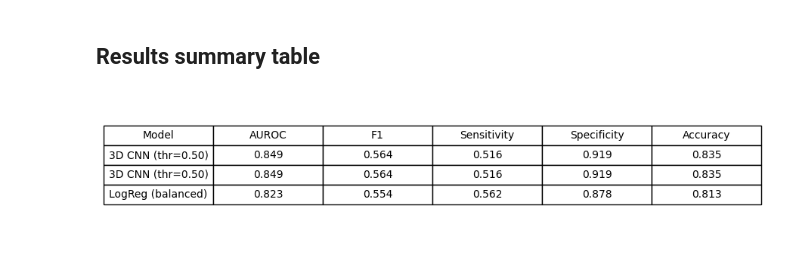
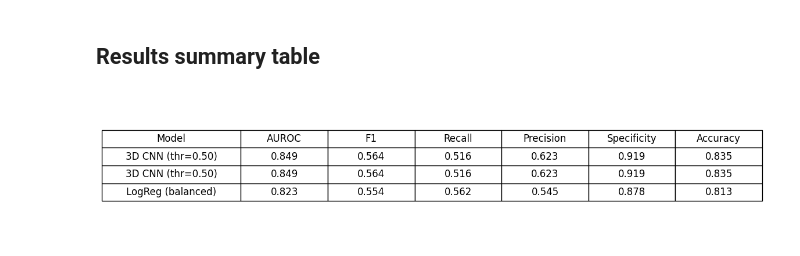
Before and after one commit to eremozdemir/lung-nodule-3d, a Jupyter notebook: notebooks/01_nodulemnist3d.ipynb, the cells around one changed output. Saved outputs shown, nothing was run; the diff lists cells and outputs as text; code cells hidden in the pictures.

```diff
--- a/notebooks/01_nodulemnist3d.ipynb
+++ b/notebooks/01_nodulemnist3d.ipynb
@@ -295,7 +295,7 @@ best = None
 
 for t in thresholds:
     m = compute_binary_metrics(y_val, logits_val, threshold=float(t))
-    row = (t, m["f1"], m["sensitivity"], m["specificity"], m["accuracy"], m["auroc"])
+    row = (t, m["f1"], m["recall"], m["precision"], m["specificity"], m["accuracy"], m["auroc"])
     rows.append(row)
 
     # Track best threshold by F1 score
@@ -383,7 +392,8 @@ for t in thresholds:
     row = {
         "threshold": float(t),
         "f1": met["f1"],
-        "sensitivity": met["sensitivity"],
+        "recall": met["recall"],
+        "precision": met["precision"],
         "specificity": met["specificity"],
         "accuracy": met["accuracy"],
         "auroc": met["auroc"],
@@ -462,49 +472,29 @@ with open(metrics_path, "w") as f:
 # %% [markdown]
 ## Results summary table
 # %%
-# Helper to pull consistent metrics into a row
-def row_from_metrics(name, met):
-    return [
-        name,
-        met.get("auroc", None),
-        met.get("f1", None),
-        met.get("sensitivity", None),
-        met.get("specificity", None),
-        met.get("accuracy", None),
-    ]
-
-rows_table = []
-rows_table.append(row_from_metrics("3D CNN (thr=0.50)", test_metrics))
-rows_table.append(row_from_metrics(f"3D CNN (thr={best_threshold:.2f})", test_metrics_tuned))
-rows_table.append(row_from_metrics("LogReg (balanced)", lr_metrics))
-
-col_labels = ["Model", "AUROC", "F1", "Sensitivity", "Specificity", "Accuracy"]
-
-fig, ax = plt.subplots(figsize=(9, 2))
+fig, ax = plt.subplots(figsize=(12, 2.6))  # wider + a bit taller
 ax.axis("off")
-
-# Format numbers for display
-def fmt(x):
-    if x is None:
-        return "-"
-    return f"{x:.3f}"
-
-cell_text = []
-for r in rows_table:
-    cell_text.append([r[0]] + [fmt(v) for v in r[1:]])
 
 table = ax.table(
     cellText=cell_text,
     colLabels=col_labels,
     loc="center",
-    cellLoc="center"
+    cellLoc="center",
 )
+
+# Bigger text + bigger cells
 table.auto_set_font_size(False)
-table.set_fontsize(10)
-table.scale(1, 1.4)
+table.set_fontsize(12)
+table.scale(1.25, 1.6)   # (x scale, y scale)
+
+# Make the first column wider (model names)
+# This is a simple manual tweak that usually looks better.
+for (r, c), cell in table.get_celld().items():
+    if c == 0:
+        cell.set_width(cell.get_width() * 1.6)
 
 plt.tight_layout()
-plt.savefig(table_path, dpi=250)
+plt.savefig(os.path.join(FIG_DIR, f"results_table_{RUN_ID}.png"), dpi=300)
 plt.show()
 # %% [output]
-[figure, old version]
+[figure, new version]
```
Also changed, not shown: parts of 8 cells of this notebook, 19 other files.
